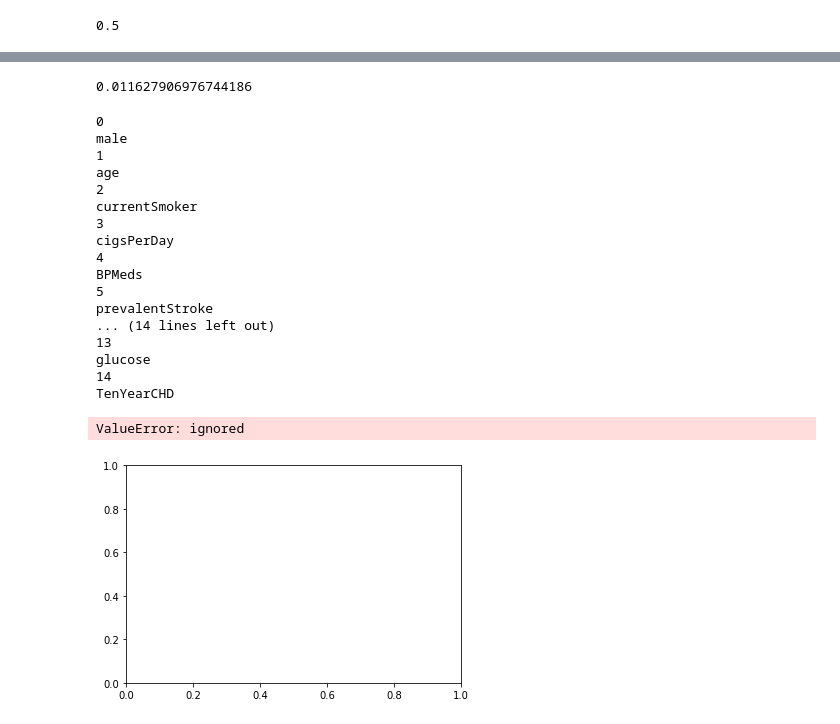
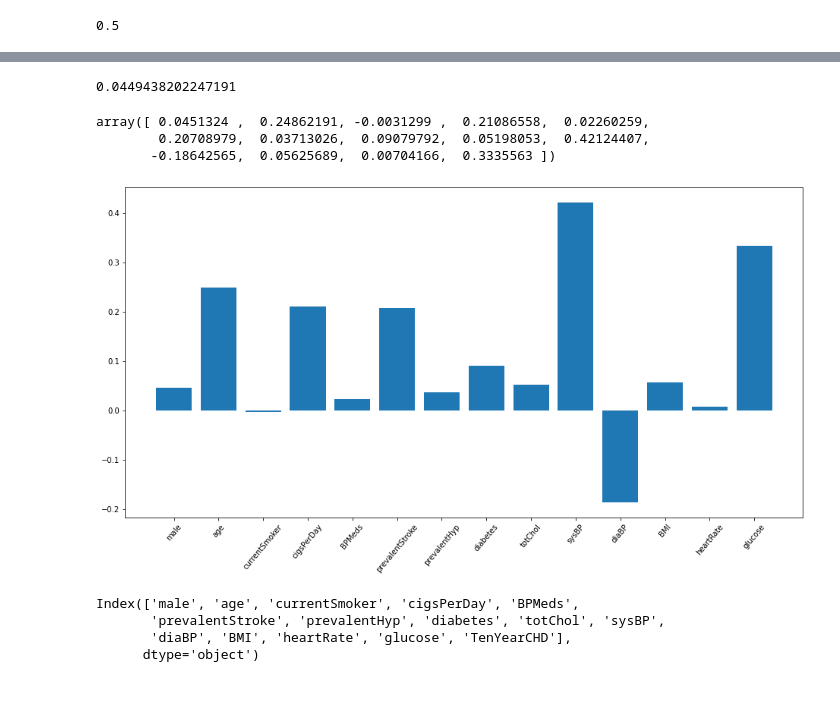
Before and after one commit to Manikandan-professional/HeartDiesease, a Jupyter notebook: HeartDisease.ipynb, the cells around one changed output, grey strips where cells are left out. Saved outputs shown, nothing was run; the diff lists cells and outputs as text; code cells hidden in the pictures; blank space fills up the shorter version.

```diff
--- a/HeartDisease.ipynb
+++ b/HeartDisease.ipynb
@@ -125,4 +141,4 @@ len(df.columns)
 # %%
-X=df.iloc[:,:14].values
-y=df.iloc[:,14:].values
+X=df.iloc[:,:5].values
+y=df.iloc[:,5:].values
 X_train,X_test,y_train,y_test=train_test_split(X,y,test_size=0.25,random_state=0)
@@ -137,9 +169,9 @@ array([[0],
        [0],
        [0]])
 # %%
-scale=MinMaxScaler()
-X_train=scale.fit_transform(X_train)
-X_test=scale.fit_transform(X_test)
+# scale=MinMaxScaler()
+# X_train=scale.fit_transform(X_train)
+# X_test=scale.fit_transform(X_test)
 # %%
 log=LinearRegression()
 log.fit(X_train,y_train)
@@ -163,32 +195,30 @@ metrics.log_loss(y_test,pred)
 # %%
 metrics.f1_score(y_test,pred)
 # %% [output]
-0.011627906976744186
+0.0449438202247191
 # %%
-a=[]
-for i in range(0,len(df.columns),1):
-  print(i)
-  print(df.columns[i])
-  a.append(i)
-plt.bar(a,log.coef_[0])
+  a=[]
+  b=[]
+  for i in range(14):
+      b.append(df.columns[i])
+      a.append(log.coef_[0][i])
-# %% [output]
-0
-male
-1
-age
-2
-currentSmoker
-3
-cigsPerDay
-4
-BPMeds
-5
-prevalentStroke
-... (14 lines left out)
-13
-glucose
-14
-TenYearCHD
-ValueError: ignored
-[figure, removed]
+# %%
+log.coef_[0]
+# %% [output]
+array([ 0.0451324 ,  0.24862191, -0.0031299 ,  0.21086558,  0.02260259,
+        0.20708979,  0.03713026,  0.09079792,  0.05198053,  0.42124407,
+       -0.18642565,  0.05625689,  0.00704166,  0.3335563 ])
+# %%
+importance = log.coef_
+# summarize feature importance
+# for i,v in enumerate(importance):
+# 	print('Feature: %0d, Score: %.5f' % (i,v))
+# plot feature importance
+plt.figure(figsize=(16,8))
+plt.bar(b,a)
+
+plt.xticks(rotation=50)
+plt.show()
+# %% [output]
+[figure, added]
 # %%
@@ -195,0 +226,7 @@ df=df.drop(columns=['diaBP','currentSmoker','heartRate'],axis=1)
+# %%
+df.columns
+# %% [output]
+Index(['male', 'age', 'currentSmoker', 'cigsPerDay', 'BPMeds',
+       'prevalentStroke', 'prevalentHyp', 'diabetes', 'totChol', 'sysBP',
+       'diaBP', 'BMI', 'heartRate', 'glucose', 'TenYearCHD'],
+      dtype='object')
```
Also changed, not shown: parts of 4 cells of this notebook.
